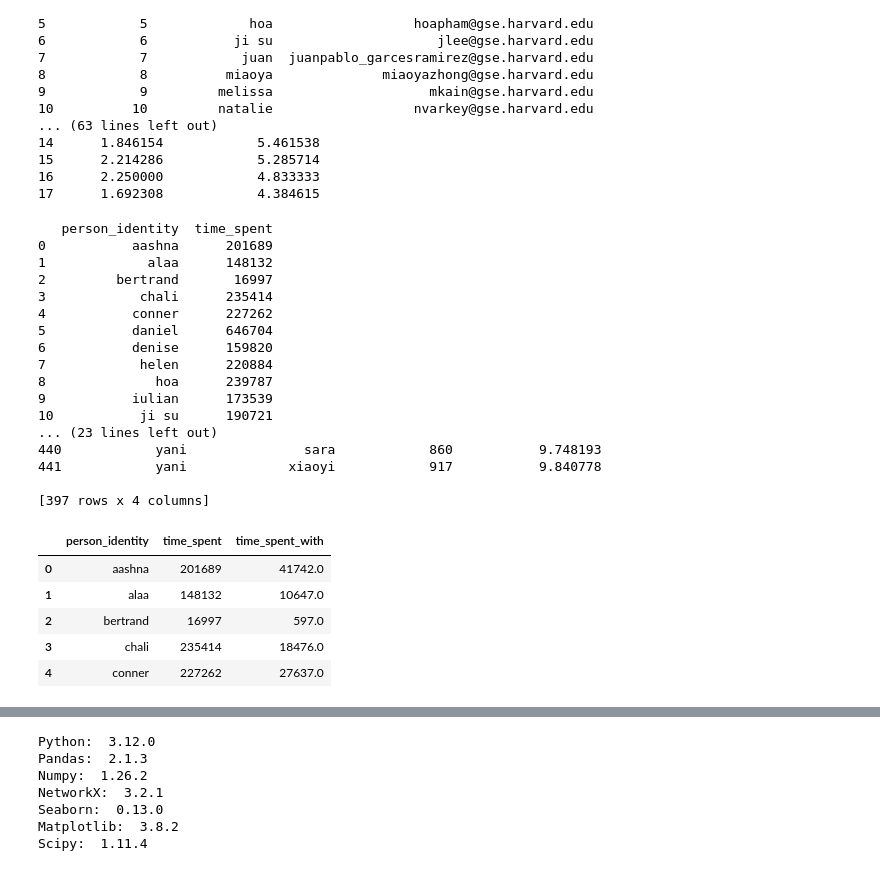
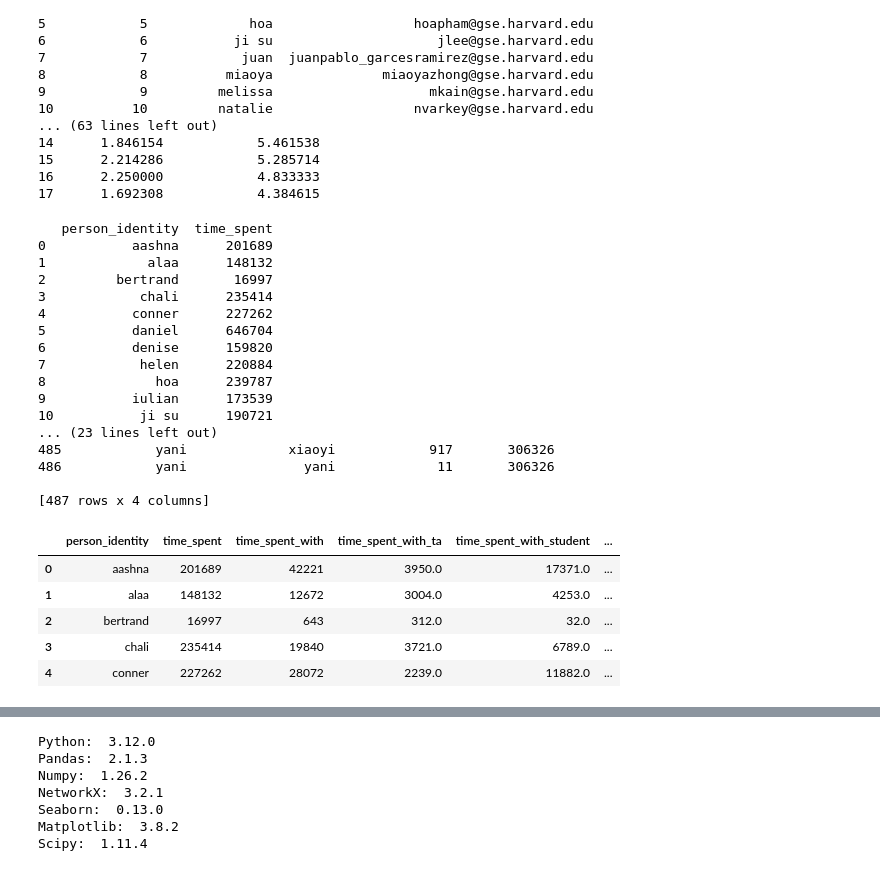
Before and after one commit to loufla/Makerspace-Project2, a Jupyter notebook: synthetized.ipynb, the cells around one changed output, grey strips where cells are left out. Drawn from its saved outputs; the diff is of its cells as text; code cells hidden in the pictures.

```diff
--- a/synthetized.ipynb
+++ b/synthetized.ipynb
@@ -531,7 +598,7 @@ def dataplot(Group, name):
     plt.savefig(name)
 # %%
 #Creating Overall Metrics Dataset
-G_overall = nx.from_pandas_edgelist(grouped_data, 'person_identity', 'is_oriented_toward', ['is_with_count'])
+G_overall = nx.from_pandas_edgelist(grouped_data, source='person_identity', target=state, edge_attr=['is_with_count'])
 nodelist = nx.nodes(G_overall)
 print(nodelist)
 df_nodes = pd.DataFrame(nodelist, columns=['person_identity'])
@@ -563,5 +630,9 @@ print(df_nodes_copy)
-# %%
-def max_edge_weight_for_node(G, node):
-    if(G.degree[node] == 0):
-        return 0
-    return max([e[2]['is_with_count'] for e in G.edges(node, data=True)])
+# %%
+#Label Students vs. TAs
+
+df_students = ['aashna','chali','conner','denise','helen','hoa','ji su','juan','melissa','miaoya','natalie','rachel','rebecca','rhea','rui','sara','xiaoyi','yani']
+df_tas = []
+for names in df_nodes_copy['person_identity']:
+    if names not in df_students:
+        df_tas.append(names)
+print(df_tas)
@@ -902,42 +1027,70 @@ print(scores_df)
 # %%
 time_spent_dat = dat.groupby(['person_identity']).size().reset_index(name='time_spent')
 print(time_spent_dat)
 print(grouped_data)
 group2data = grouped_data
-time_spent_dat1 = group2data.groupby(['person_identity'])['is_with_count'].sum().reset_index(name='time_spent')
-time_spent_dat2 = group2data.groupby(['is_oriented_toward'])['is_with_count'].sum().reset_index(name='time_spent')
-time_spent_dat2.rename(columns={'is_oriented_toward':'person_identity'}, inplace=True)
+time_spent_dat1 = group2data.copy().groupby(['person_identity'])['is_with_count'].sum().reset_index(name='time_spent')
+time_spent_dat2 = group2data.copy().groupby([state])['is_with_count'].sum().reset_index(name='time_spent')
+time_spent_dat2.rename(columns={state:'person_identity'}, inplace=True)
 time_spent_dat1.set_index('person_identity').to_dict()['time_spent']
 time_spent_dat2.set_index('person_identity').to_dict()['time_spent']
+
+#Time with student
+time_stud_1 = grouped_data.copy()
+time_stud_1 = time_stud_1[time_stud_1[state].isin(df_students)]
+time_stud_1 = time_stud_1.groupby(['person_identity'])['is_with_count'].sum().reset_index(name='time_spent_with_student')
+
+time_stud_2 = grouped_data.copy()
+time_stud_2 = time_stud_2[time_stud_2['person_identity'].isin(df_students)]
+time_stud_2 = time_stud_2.groupby([state])['is_with_count'].sum().reset_index(name='time_spent_with_student')
+
+time_spent_student = pd.concat([time_stud_1, time_stud_2]).groupby(['person_identity'])['time_spent_with_student'].sum().reset_index(name='time_spent_with_student')
+
+#Time with TA
+time_ta_1 = grouped_data.copy()
+time_ta_1 = time_ta_1[time_ta_1[state].isin(df_tas)]
+time_ta_1 = time_ta_1.groupby(['person_identity'])['is_with_count'].sum().reset_index(name='time_spent_with_ta')
+
+time_ta_2 = grouped_data.copy()
+time_ta_2 = time_ta_2[time_ta_2['person_identity'].isin(df_tas)]
+time_ta_2 = time_ta_2.groupby([state])['is_with_count'].sum().reset_index(name='time_spent_with_ta')
+
+time_spent_ta = pd.concat([time_ta_1, time_ta_2]).groupby(['person_identity'])['time_spent_with_ta'].sum().reset_index(name='time_spent_with_ta')
+
+
 time_with_dat = pd.concat([time_spent_dat1, time_spent_dat2]).groupby(['person_identity'])['time_spent'].sum().reset_index(name='time_spent_with')
 
 master_df = time_spent_dat
 master_df = master_df.merge(time_with_dat, on='person_identity', how='left')
+master_df = master_df.merge(time_spent_ta, on='person_identity', how='left')
+master_df = master_df.merge(time_spent_student, on='person_identity', how='left')
+master_df = master_df.merge(df_overall_ce, on='person_identity', how='left')
+master_df = master_df.merge(df_overall_clc, on='person_identity', how='left')
 master_df.head()
 # %% [output]
    person_identity  time_spent
 0           aashna      201689
 1             alaa      148132
 2         bertrand       16997
 3            chali      235414
 4           conner      227262
 5           daniel      646704
 6           denise      159820
 7            helen      220884
 8              hoa      239787
 9           iulian      173539
 10           ji su      190721
 ... (23 lines left out)
-440            yani               sara            860           9.748193
-441            yani             xiaoyi            917           9.840778
+485            yani             xiaoyi            917       306326
+486            yani               yani             11       306326
 
-[397 rows x 4 columns]
+[487 rows x 4 columns]
-|  | person_identity | time_spent | time_spent_with |
-| 0 | aashna | 201689 | 41742.0 |
-| 1 | alaa | 148132 | 10647.0 |
-| 2 | bertrand | 16997 | 597.0 |
-| 3 | chali | 235414 | 18476.0 |
-| 4 | conner | 227262 | 27637.0 |
+|  | person_identity | time_spent | time_spent_with | time_spent_with_ta | time_spent_with_student | ... |
+| 0 | aashna | 201689 | 42221 | 3950.0 | 17371.0 | ... |
+| 1 | alaa | 148132 | 12672 | 3004.0 | 4253.0 | ... |
+| 2 | bertrand | 16997 | 643 | 312.0 | 32.0 | ... |
+| 3 | chali | 235414 | 19840 | 3721.0 | 6789.0 | ... |
+| 4 | conner | 227262 | 28072 | 2239.0 | 11882.0 | ... |
 # %%
 merged_df = master_df
 
```
Also changed, not shown: parts of 24 cells of this notebook, 2 other files.
